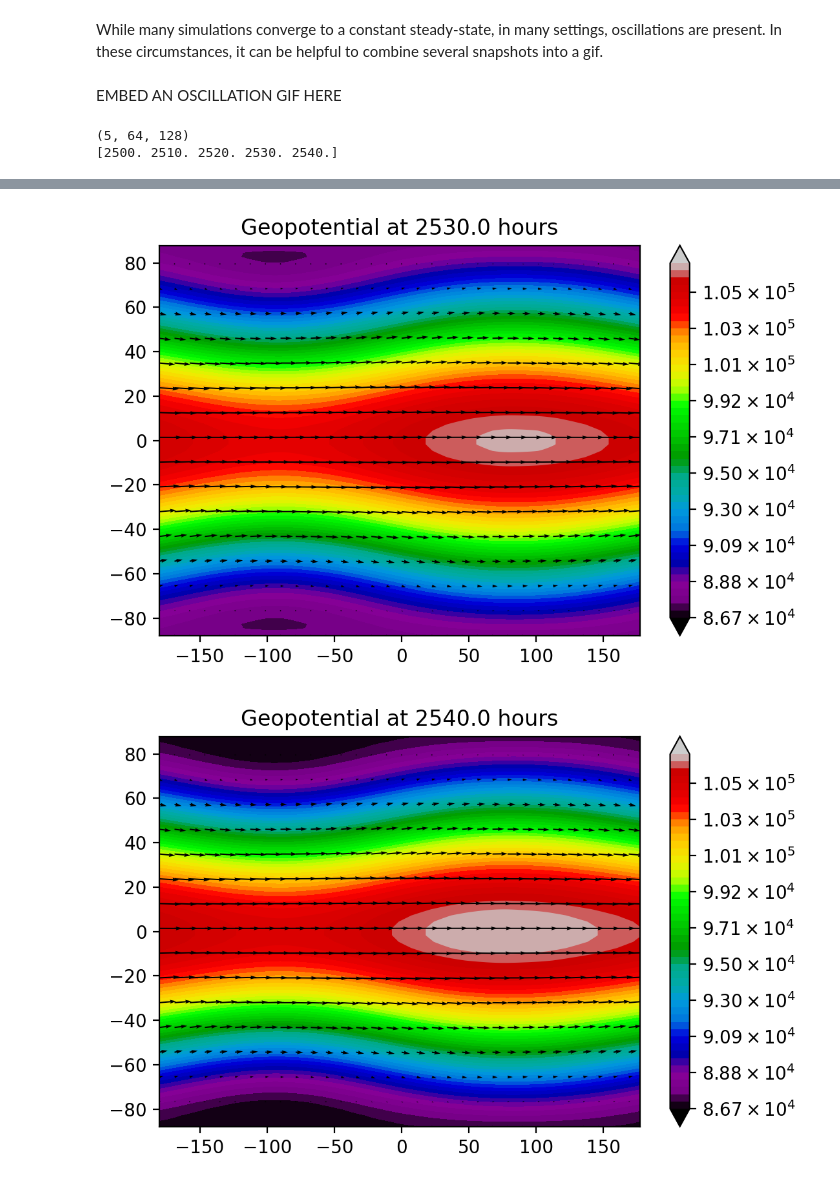
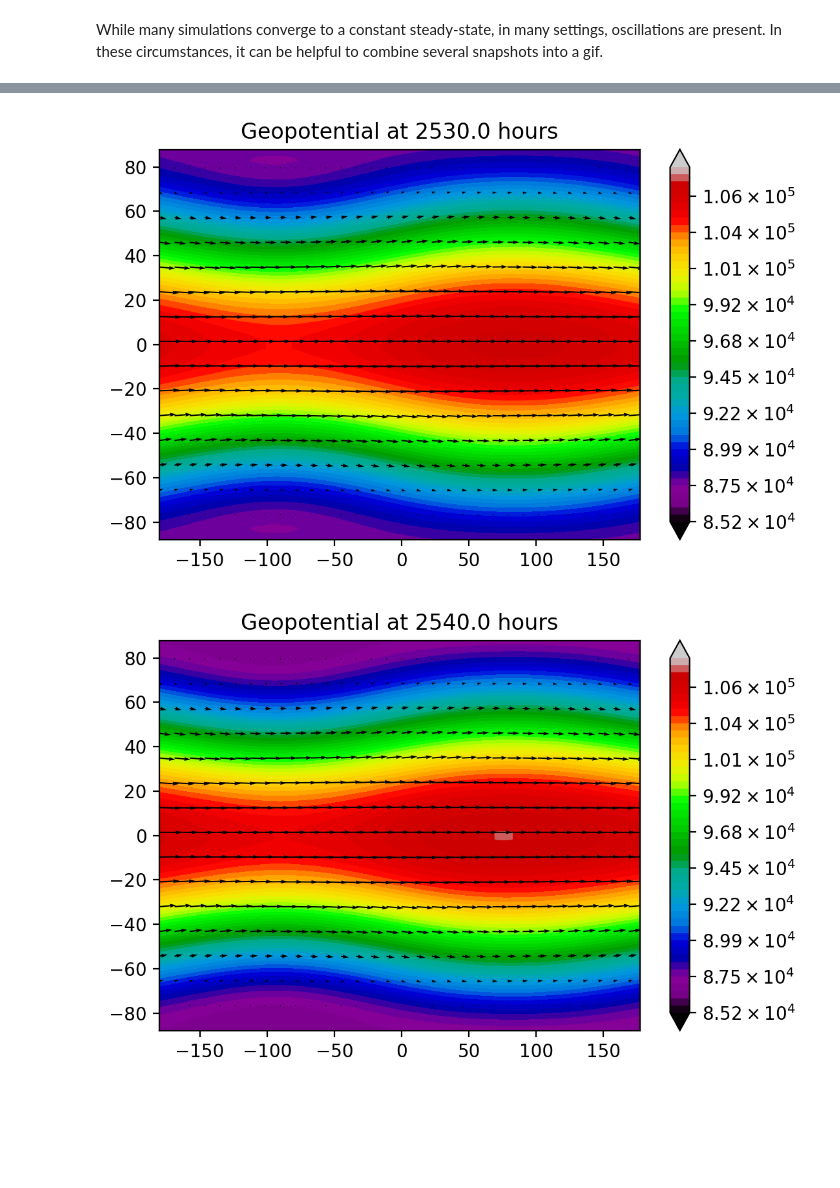
Before and after one commit to kathlandgren/SWAMPE, a Jupyter notebook: docs/source/notebooks/plotting.ipynb, the cells around one changed output, grey strips where cells are left out. Cells and saved outputs as stored; diff of their text form; code cells hidden in the pictures; blank space fills up the shorter version.

```diff
--- a/docs/source/notebooks/plotting.ipynb
+++ b/docs/source/notebooks/plotting.ipynb
@@ -110,14 +117,12 @@ GCM simulations can take a while to run. SWAMPE can save spin-up data, specifica
 ### Creating gifs
 # %% [markdown]
 While many simulations converge to a constant steady-state, in many settings, oscillations are present. In these circumstances, it can be helpful to combine several snapshots into a gif.
-# %% [markdown]
-EMBED AN OSCILLATION GIF HERE
 # %%
 ## load reference data -- run test 1?
 # %%
 import imageio
 ## make a geopotential gif
-num_snapshots=5
+num_snapshots=11
 timestamps=np.zeros(num_snapshots)
 
 Phidata=np.zeros((num_snapshots,J,I))
@@ -135,27 +140,6 @@ for i in range(num_snapshots):
     Phidata[i,:,:]=Phi
     Udata[i,:,:]=U
     Vdata[i,:,:]=V
-
-print(np.shape(Udata))
-print(timestamps)
-
-def gif_helper(fig):
-    fig.set_dpi(200)
-    fig.canvas.draw()       # draw the canvas, cache the renderer
-    image = np.frombuffer(fig.canvas.tostring_rgb(), dtype='uint8')
-    image  = image.reshape(fig.canvas.get_width_height()[::-1] + (3,))
-
-    return image
-
-def write_quiver_gif(lambdas,mus,Phidata,Udata,Vdata,timestamps,filename,frms=5,sparseness=4,minlevel=None,maxlevel=None):
-    if minlevel==None:
-        minlevel=np.min(Phidata)
-    if maxlevel==None:
-        maxlevel=np.max(Phidata)
-    imageio.mimsave('./'+filename, [gif_helper(SWAMPE.plotting.quiver_geopot_plot(Udata[i,:,:],Vdata[i,:,:],Phidata[i,:,:],lambdas,mus,timestamps[i],sparseness=sparseness,minlevel=minlevel,maxlevel=maxlevel)) for i in range(len(timestamps))], fps=frms)
-# %% [output]
-(5, 64, 128)
-[2500. 2510. 2520. 2530. 2540.]
 # %%
-write_quiver_gif(lambdas,mus,Phidata,Udata,Vdata,timestamps,'testgif.gif',sparseness=4,frms=3)
+SWAMPE.plotting.write_quiver_gif(lambdas,mus,Phidata,Udata,Vdata,timestamps,'testgif.gif',sparseness=4,frms=5);
 # %% [output]
@@ -165,2 +149,2 @@ write_quiver_gif(lambdas,mus,Phidata,Udata,Vdata,timestamps,'testgif.gif',sparse
-[figure, old version]
+[figure, new version]
-[figure, old version]
+[figure, new version]
```
Also changed, not shown: parts of 8 cells of this notebook, 10 other files.
